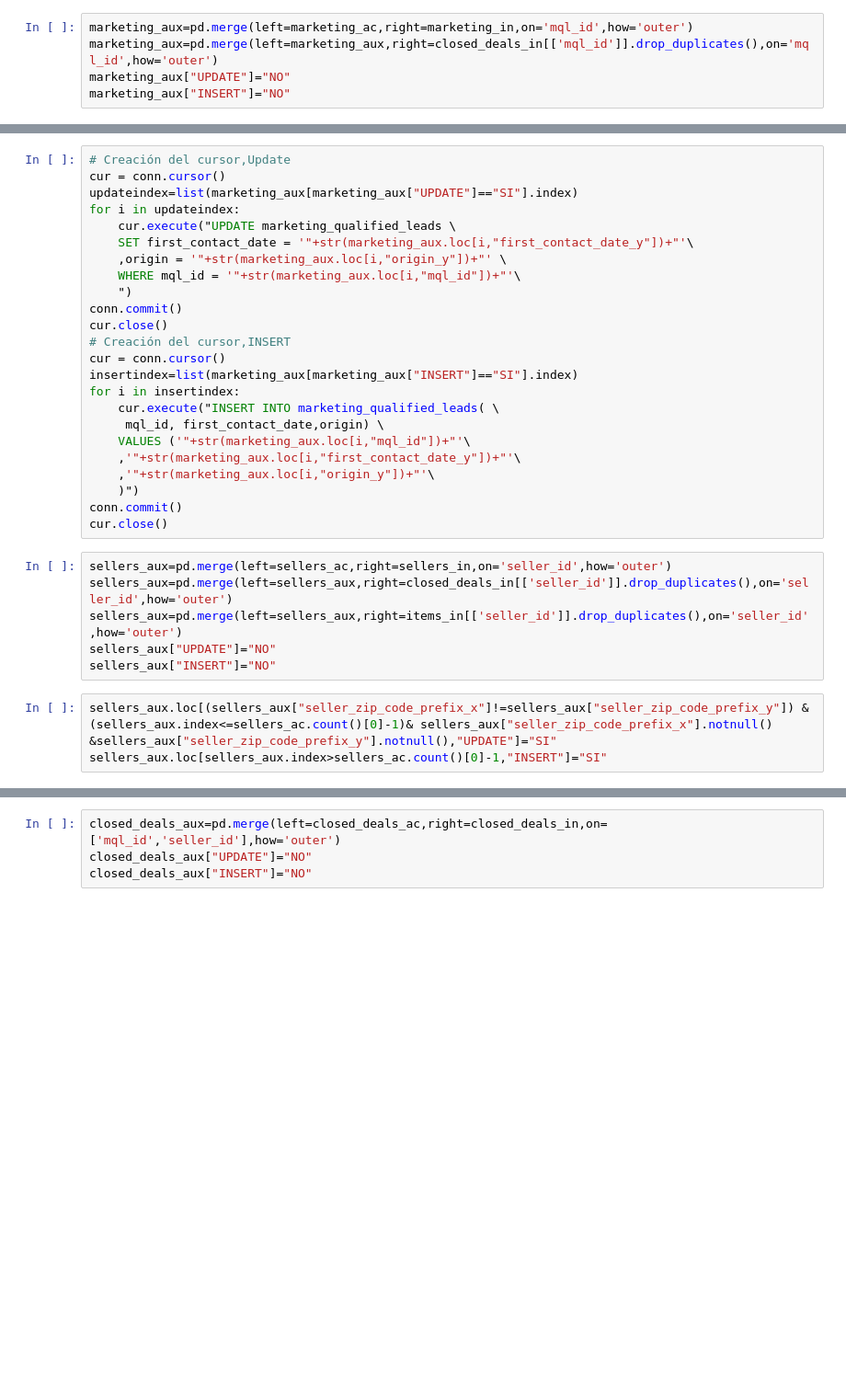
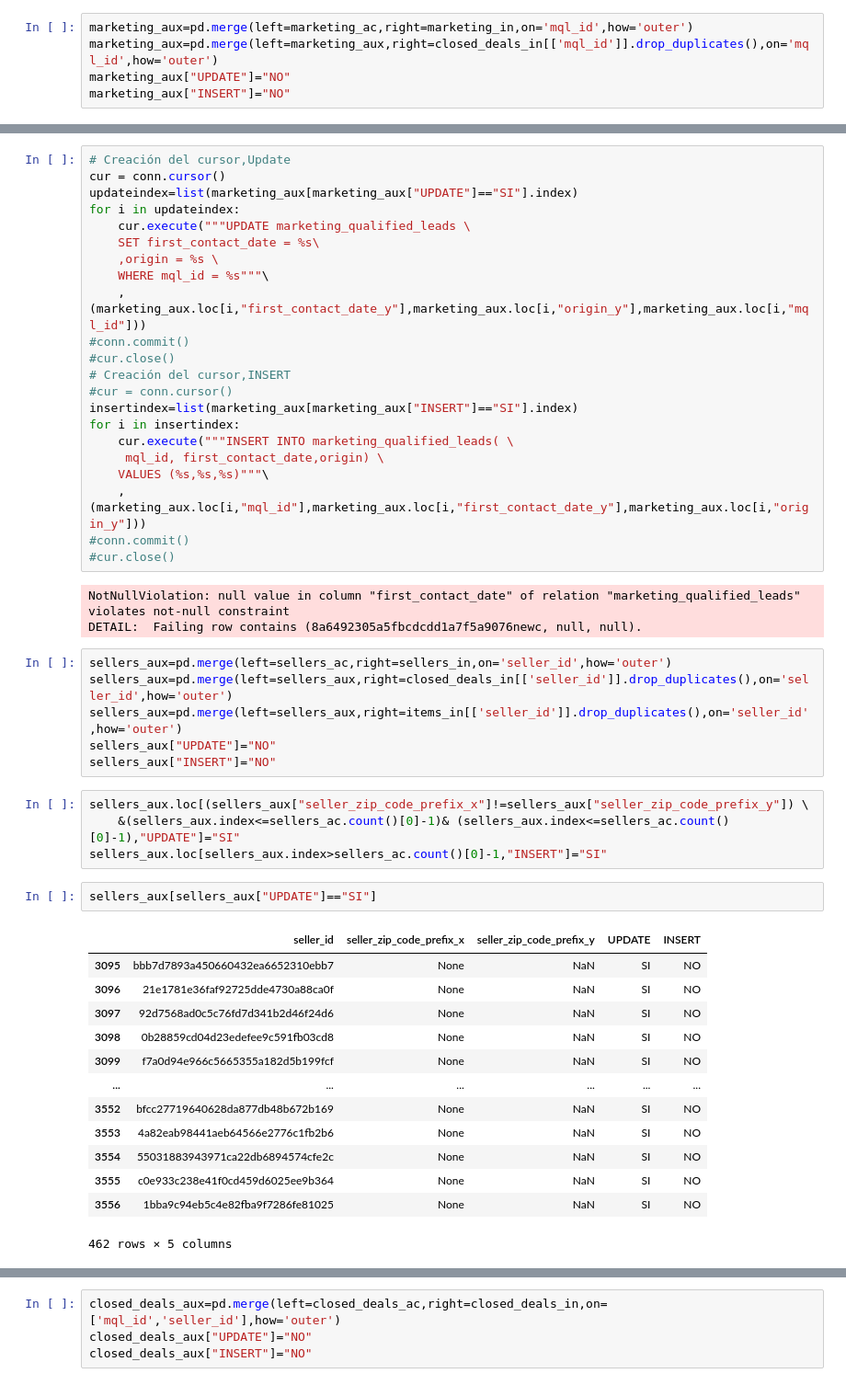
Before and after one commit to MelinaRG/Proyecto-Final-DATA, a Jupyter notebook: isaacnotocar/pipelineincrementalnotocar.ipynb, the cells around one changed output, grey strips where cells are left out. Shown at 92% size. Cells and saved outputs as stored; diff of their text form; blank space fills up the shorter version.

```diff
--- a/isaacnotocar/pipelineincrementalnotocar.ipynb
+++ b/isaacnotocar/pipelineincrementalnotocar.ipynb
@@ -301,25 +357,26 @@ marketing_aux.loc[marketing_aux.index>marketing_ac.count()[0]-1,"INSERT"]="SI"
 cur = conn.cursor()
 updateindex=list(marketing_aux[marketing_aux["UPDATE"]=="SI"].index)
 for i in updateindex:
-    cur.execute("UPDATE marketing_qualified_leads \
-    SET first_contact_date = '"+str(marketing_aux.loc[i,"first_contact_date_y"])+"'\
-    ,origin = '"+str(marketing_aux.loc[i,"origin_y"])+"' \
-    WHERE mql_id = '"+str(marketing_aux.loc[i,"mql_id"])+"'\
-    ")
-conn.commit()
-cur.close()
+    cur.execute("""UPDATE marketing_qualified_leads \
+    SET first_contact_date = %s\
+    ,origin = %s \
+    WHERE mql_id = %s"""\
+    ,(marketing_aux.loc[i,"first_contact_date_y"],marketing_aux.loc[i,"origin_y"],marketing_aux.loc[i,"mql_id"]))
+#conn.commit()
+#cur.close()
 # Creación del cursor,INSERT
-cur = conn.cursor()
+#cur = conn.cursor()
 insertindex=list(marketing_aux[marketing_aux["INSERT"]=="SI"].index)
 for i in insertindex:
-    cur.execute("INSERT INTO marketing_qualified_leads( \
+    cur.execute("""INSERT INTO marketing_qualified_leads( \
 	 mql_id, first_contact_date,origin) \
-	VALUES ('"+str(marketing_aux.loc[i,"mql_id"])+"'\
-    ,'"+str(marketing_aux.loc[i,"first_contact_date_y"])+"'\
-    ,'"+str(marketing_aux.loc[i,"origin_y"])+"'\
-    )")
-conn.commit()
-cur.close()
+	VALUES (%s,%s,%s)"""\
+    ,(marketing_aux.loc[i,"mql_id"],marketing_aux.loc[i,"first_contact_date_y"],marketing_aux.loc[i,"origin_y"]))
+#conn.commit()
+#cur.close()
+# %% [output]
+NotNullViolation: null value in column "first_contact_date" of relation "marketing_qualified_leads" violates not-null constraint
+DETAIL:  Failing row contains (8a6492305a5fbcdcdd1a7f5a9076newc, null, null).
 # %%
 sellers_aux=pd.merge(left=sellers_ac,right=sellers_in,on='seller_id',how='outer')
 sellers_aux=pd.merge(left=sellers_aux,right=closed_deals_in[['seller_id']].drop_duplicates(),on='seller_id',how='outer')
@@ -327,5 +384,22 @@ sellers_aux=pd.merge(left=sellers_aux,right=items_in[['seller_id']].drop_duplica
 sellers_aux["UPDATE"]="NO"
 sellers_aux["INSERT"]="NO"
 # %%
-sellers_aux.loc[(sellers_aux["seller_zip_code_prefix_x"]!=sellers_aux["seller_zip_code_prefix_y"]) &(sellers_aux.index<=sellers_ac.count()[0]-1)& sellers_aux["seller_zip_code_prefix_x"].notnull() &sellers_aux["seller_zip_code_prefix_y"].notnull(),"UPDATE"]="SI"
+sellers_aux.loc[(sellers_aux["seller_zip_code_prefix_x"]!=sellers_aux["seller_zip_code_prefix_y"]) \
+    &(sellers_aux.index<=sellers_ac.count()[0]-1)& (sellers_aux.index<=sellers_ac.count()[0]-1),"UPDATE"]="SI"
 sellers_aux.loc[sellers_aux.index>sellers_ac.count()[0]-1,"INSERT"]="SI"
+# %%
+sellers_aux[sellers_aux["UPDATE"]=="SI"]
+# %% [output]
+|  | seller_id | seller_zip_code_prefix_x | seller_zip_code_prefix_y | UPDATE | INSERT |
+| 3095 | bbb7d7893a450660432ea6652310ebb7 | None | NaN | SI | NO |
+| 3096 | 21e1781e36faf92725dde4730a88ca0f | None | NaN | SI | NO |
+| 3097 | 92d7568ad0c5c76fd7d341b2d46f24d6 | None | NaN | SI | NO |
+| 3098 | 0b28859cd04d23edefee9c591fb03cd8 | None | NaN | SI | NO |
+| 3099 | f7a0d94e966c5665355a182d5b199fcf | None | NaN | SI | NO |
+| ... | ... | ... | ... | ... | ... |
+| 3552 | bfcc27719640628da877db48b672b169 | None | NaN | SI | NO |
+| 3553 | 4a82eab98441aeb64566e2776c1fb2b6 | None | NaN | SI | NO |
+| 3554 | 55031883943971ca22db6894574cfe2c | None | NaN | SI | NO |
+| 3555 | c0e933c238e41f0cd459d6025ee9b364 | None | NaN | SI | NO |
+| 3556 | 1bba9c94eb5c4e82fba9f7286fe81025 | None | NaN | SI | NO |
+462 rows × 5 columns
```
Also changed, not shown: parts of 40 cells of this notebook, 49 other files.
